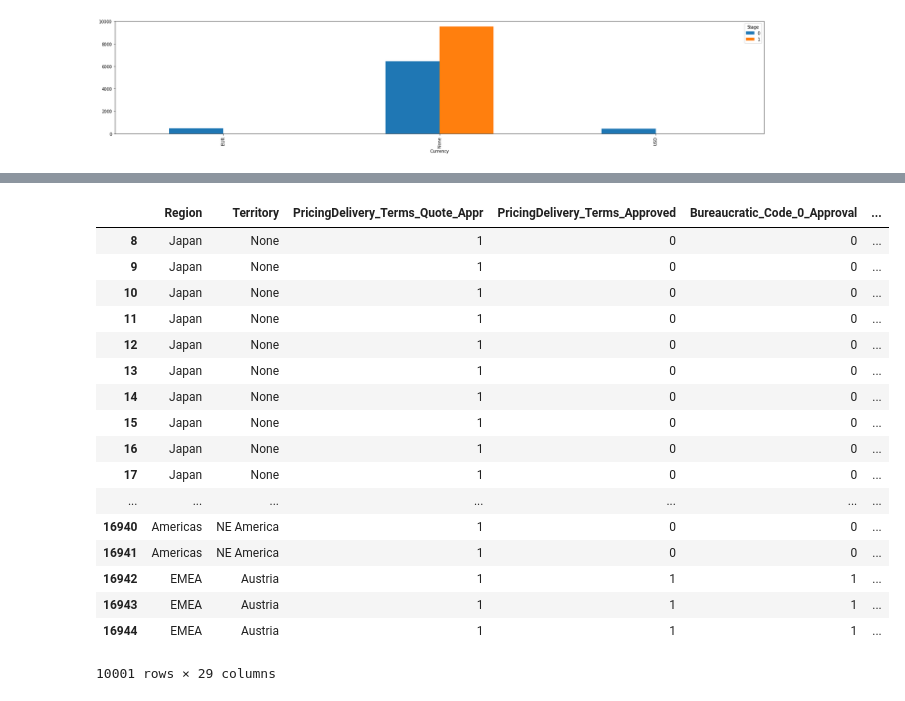
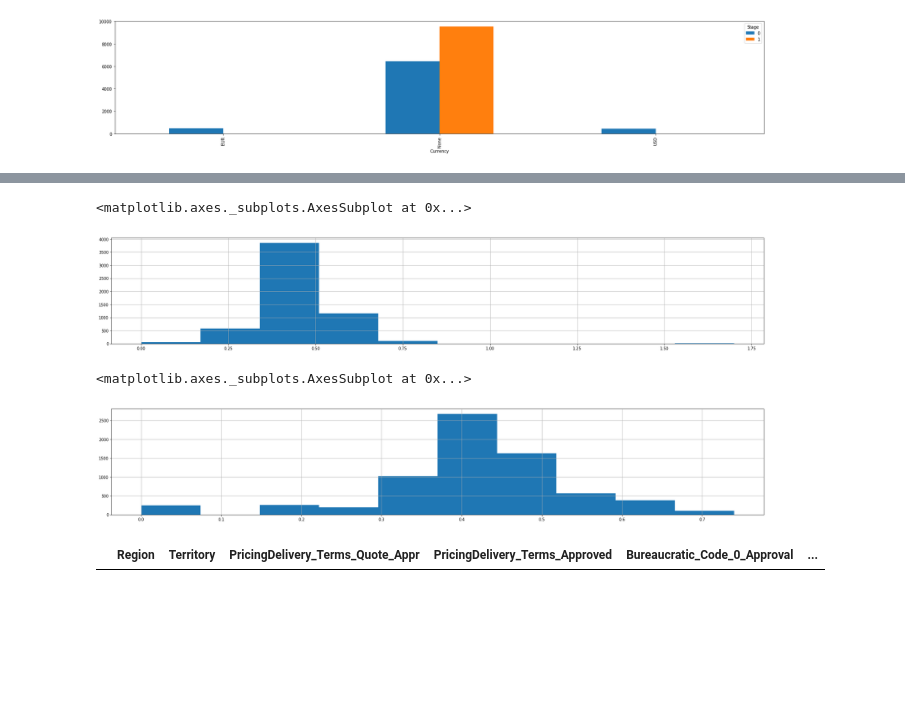
Before and after one commit to eugenusb/Alix2020, a Jupyter notebook: Auxiliar3.ipynb, the cells around one changed output, grey strips where cells are left out. Drawn from its saved outputs; the diff is of its cells as text; code cells hidden in the pictures; blank space fills up the shorter version.

```diff
--- a/Auxiliar3.ipynb
+++ b/Auxiliar3.ipynb
@@ -45,6 +44,10 @@ def preprocess(data):
 
     data["Contacts"] = data.groupby("Opportunity_ID", sort = False)["Opportunity_ID"].transform("count")
     data["Delivery_Difference"] = (data["Planned_Delivery_End_Date"] - data["Planned_Delivery_Start_Date"]).dt.days
+    data["Concrete_Offer"] = (data["Planned_Delivery_End_Date"] - data["Opportunity_Created_Date"]).dt.days
+    data.loc[data.Concrete_Offer <= 0, "Concrete_Offer"] = 0
+    data["Offer_Duration"] = (data["Quote_Expiry_Date"] - data["Opportunity_Created_Date"]).dt.days
+    data.loc[data.Offer_Duration <= 0, "Offer_Duration"] = -1
     data["Same_Owner"] = data.Opportunity_Owner == data.Last_Modified_By
     data["Has_Brand"] = data.Brand != "None"
     data["Has_Contract"] = data.Sales_Contract_No != "None"
@@ -59,10 +62,16 @@ def preprocess(data):
     # casteo a categoricas varias columnas
     categorical = [x for x in data.columns if data[x].dtype == "object"]
     for c in categorical:
-        data[c] = data[c].astype('category')
+        data[c] = data[c].astype("category")
 
     data = data.drop(borrar + useless + dates, axis = 1)
 
+    data.drop(data[(data.Contacts > 1) & (data.ASP.isna())].index, inplace = True)
+    rest = [x for x in data.columns if x not in ['ID']]
+    data = data.drop_duplicates(rest)
+
+    #data = data.groupby("Opportunity_ID", as_index = False).max()
+
     return (data)
 # %%
 df = preprocess(data)
@@ -274,2 +283,0 @@ answer2.to_csv("submission_9.csv", header = False, index = False)
-# %%
-df["Sales"] = df.groupby("Account_Name", sort = False)["Account_Name"].transform("count")
@@ -322,21 +324,14 @@ pd.crosstab(df.Currency, df.Stage).plot(kind = "bar")
+# %%
+df[(df.Stage == 0) & (df.ASP_converted < 10)].ASP_converted.hist()
+# %% [output]
+<matplotlib.axes._subplots.AxesSubplot at 0x...>
+[figure, added]
+# %%
+df[(df.Stage == 1) & (df.ASP_converted < 10)].ASP_converted.hist()
+# %% [output]
+<matplotlib.axes._subplots.AxesSubplot at 0x...>
+[figure, added]
 # %%
-df[df.Contacts > 1]
+df[df.ASP >= 100]
 # %% [output]
 |  | Region | Territory | PricingDelivery_Terms_Quote_Appr | PricingDelivery_Terms_Approved | Bureaucratic_Code_0_Approval | ... |
-| 8 | Japan | None | 1 | 0 | 0 | ... |
-| 9 | Japan | None | 1 | 0 | 0 | ... |
-| 10 | Japan | None | 1 | 0 | 0 | ... |
-| 11 | Japan | None | 1 | 0 | 0 | ... |
-| 12 | Japan | None | 1 | 0 | 0 | ... |
-| 13 | Japan | None | 1 | 0 | 0 | ... |
-| 14 | Japan | None | 1 | 0 | 0 | ... |
-| 15 | Japan | None | 1 | 0 | 0 | ... |
-| 16 | Japan | None | 1 | 0 | 0 | ... |
-| 17 | Japan | None | 1 | 0 | 0 | ... |
-| ... | ... | ... | ... | ... | ... | ... |
-| 16940 | Americas | NE America | 1 | 0 | 0 | ... |
-| 16941 | Americas | NE America | 1 | 0 | 0 | ... |
-| 16942 | EMEA | Austria | 1 | 1 | 1 | ... |
-| 16943 | EMEA | Austria | 1 | 1 | 1 | ... |
-| 16944 | EMEA | Austria | 1 | 1 | 1 | ... |
-10001 rows × 29 columns
```
Also changed, not shown: parts of 52 cells of this notebook, 14 other files.
